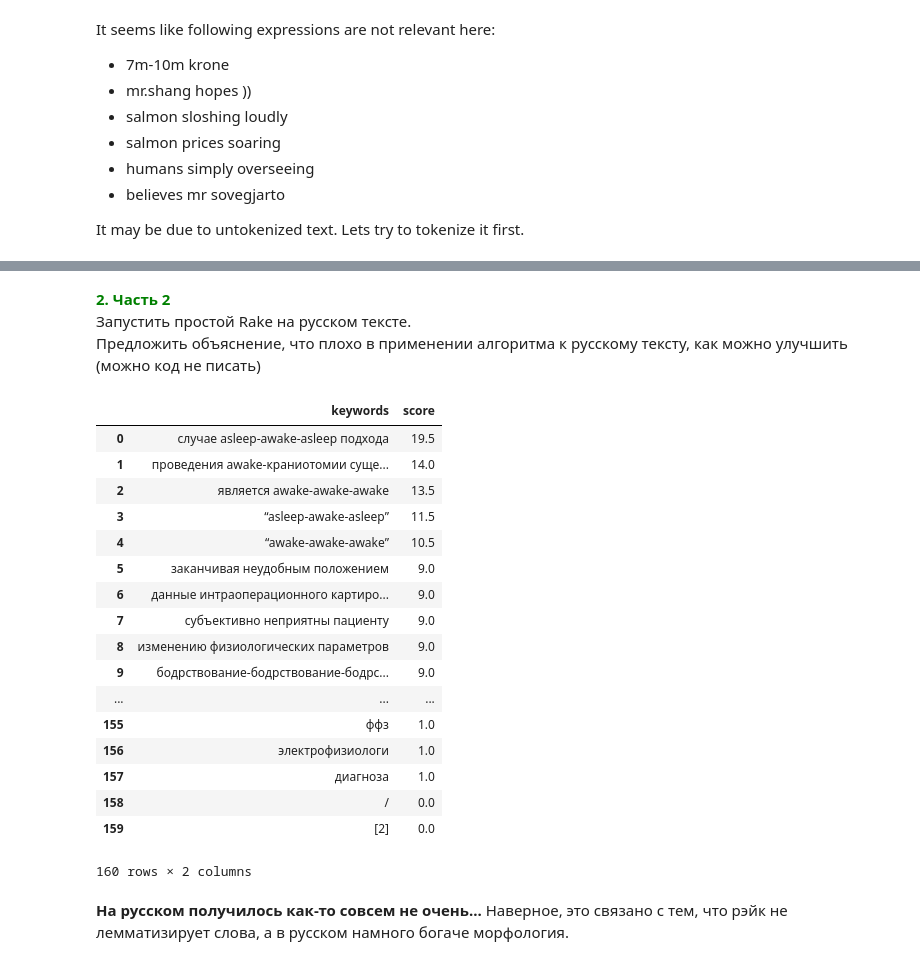
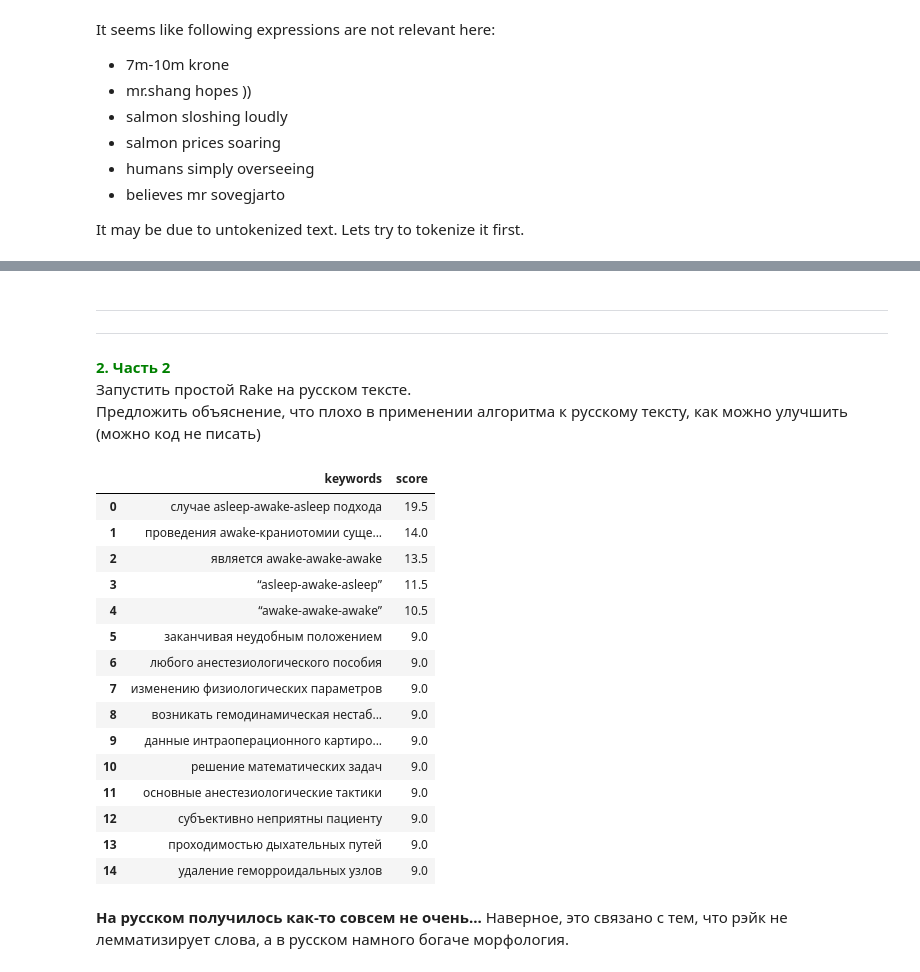
Before and after one commit to mmtsfasman/NLP_4th-year, a Jupyter notebook: hw3_RAKE/HW3_Rake.ipynb, the cells around one changed output, grey strips where cells are left out. Drawn from its saved outputs; the diff is of its cells as text; code cells hidden in the pictures.

```diff
--- a/hw3_RAKE/HW3_Rake.ipynb
+++ b/hw3_RAKE/HW3_Rake.ipynb
@@ -102,3 +188,6 @@ pd.DataFrame.from_records(keywords[:15], columns=['keywords', 'score'])
+# %% [markdown]
+___________________________________
+_______________________________
 # %% [markdown]
 <span style="color:green"> **2. Часть 2** <br /> </span>
 Запустить простой Rake на русском тексте.<br />
@@ -111,26 +200,24 @@ text = sample_file.read()
 keywords = rake_object.run(text, maxWords = 3)
 # %%
 #create table of keywords and their scores
-pd.DataFrame.from_records(keywords, columns=['keywords', 'score'])
+pd.DataFrame.from_records(keywords[:15], columns=['keywords', 'score'])
 # %% [output]
 |  | keywords | score |
 | 0 | случае asleep-awake-asleep подхода | 19.5 |
 | 1 | проведения awake-краниотомии суще... | 14.0 |
 | 2 | является awake-awake-awake | 13.5 |
 | 3 | “asleep-awake-asleep” | 11.5 |
 | 4 | “awake-awake-awake” | 10.5 |
 | 5 | заканчивая неудобным положением | 9.0 |
-| 6 | данные интраоперационного картиро... | 9.0 |
-| 7 | субъективно неприятны пациенту | 9.0 |
-| 8 | изменению физиологических параметров | 9.0 |
-| 9 | бодрствование-бодрствование-бодрс... | 9.0 |
-| ... | ... | ... |
-| 155 | ффз | 1.0 |
-| 156 | электрофизиологи | 1.0 |
-| 157 | диагноза | 1.0 |
-| 158 | / | 0.0 |
-| 159 | [2] | 0.0 |
+| 6 | любого анестезиологического пособия | 9.0 |
+| 7 | изменению физиологических параметров | 9.0 |
+| 8 | возникать гемодинамическая нестаб... | 9.0 |
+| 9 | данные интраоперационного картиро... | 9.0 |
+| 10 | решение математических задач | 9.0 |
+| 11 | основные анестезиологические тактики | 9.0 |
+| 12 | субъективно неприятны пациенту | 9.0 |
+| 13 | проходимостью дыхательных путей | 9.0 |
+| 14 | удаление геморроидальных узлов | 9.0 |
-160 rows × 2 columns
 # %% [markdown]
 **На русском получилось как-то совсем не очень...** Наверное, это связано с тем, что рэйк не лемматизирует слова, а в русском намного богаче морфология.
 # %%
```
Also changed, not shown: parts of 19 cells of this notebook, 2 other files.
